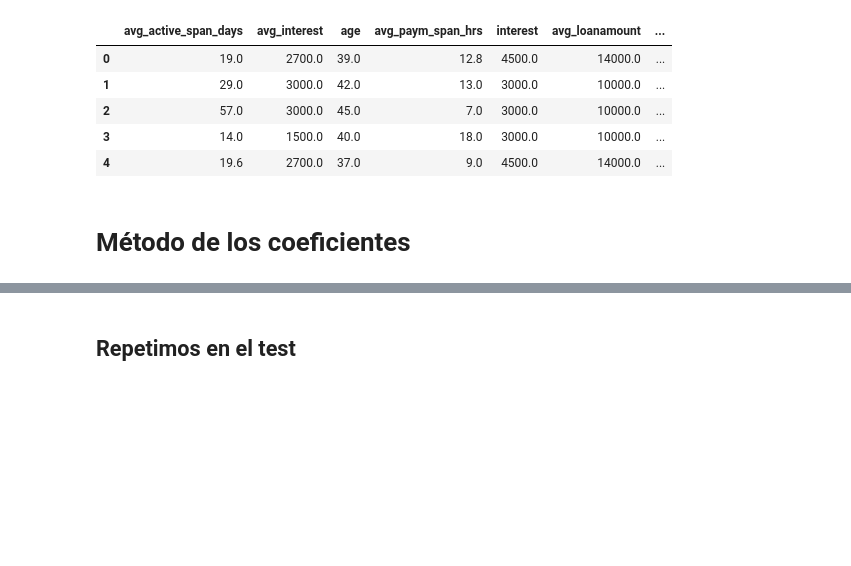
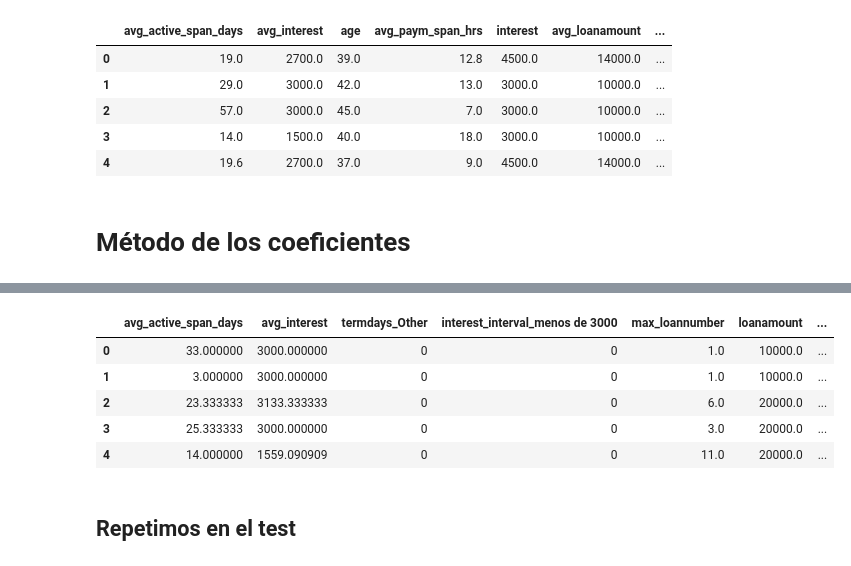
Before and after one commit to AlexPC23/DP3-Grupo-5, a Jupyter notebook: Notebooks/Transformaciones/Feature_importance.ipynb, the cells around one changed output, grey strips where cells are left out. Cells and saved outputs as stored; diff of their text form; code cells hidden in the pictures; blank space fills up the shorter version.

```diff
--- a/Notebooks/Transformaciones/Feature_importance.ipynb
+++ b/Notebooks/Transformaciones/Feature_importance.ipynb
@@ -161,10 +161,17 @@ plt.show()
 # %%
 #Escogemos las variables cuyo coeficiente sea mayor que 0.1 en valor absoluto
 coeff_feats = ["avg_active_span_days","avg_interest","termdays_Other","interest_interval_menos de 3000","max_loannumber",
-               "loanamount", "age","interest_interval_3000", "loannumber_0-4","avg_paym_span_hrs","avg_loanamount"]
+               "loanamount", "age","interest_interval_3000", "loannumber_0-4","avg_paym_span_hrs"]
 
 topfeats = df[coeff_feats]
 topfeats.head()
+# %% [output]
+|  | avg_active_span_days | avg_interest | termdays_Other | interest_interval_menos de 3000 | max_loannumber | loanamount | ... |
+| 0 | 33.000000 | 3000.000000 | 0 | 0 | 1.0 | 10000.0 | ... |
+| 1 | 3.000000 | 3000.000000 | 0 | 0 | 1.0 | 10000.0 | ... |
+| 2 | 23.333333 | 3133.333333 | 0 | 0 | 6.0 | 20000.0 | ... |
+| 3 | 25.333333 | 3000.000000 | 0 | 0 | 3.0 | 20000.0 | ... |
+| 4 | 14.000000 | 1559.090909 | 0 | 0 | 11.0 | 20000.0 | ... |
 # %%
 topfeats.to_csv('topfeats_coeff_train.csv', index=False)
 # %% [markdown]
```
Also changed, not shown: parts of 5 cells of this notebook, 2 other files.
